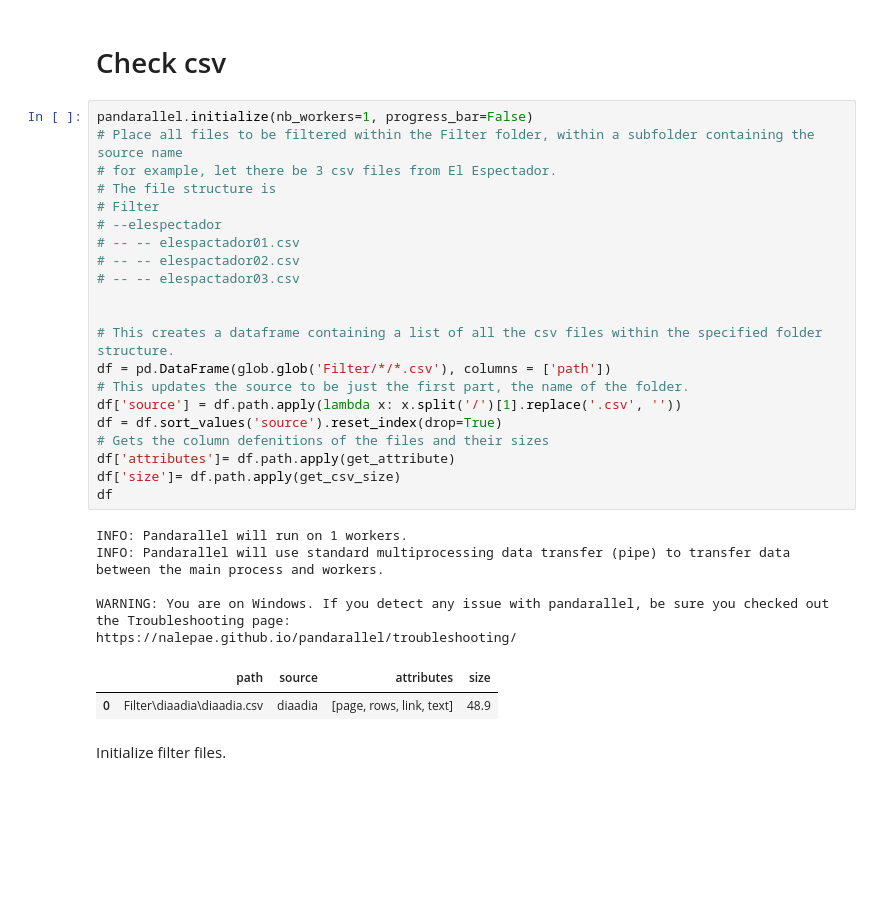
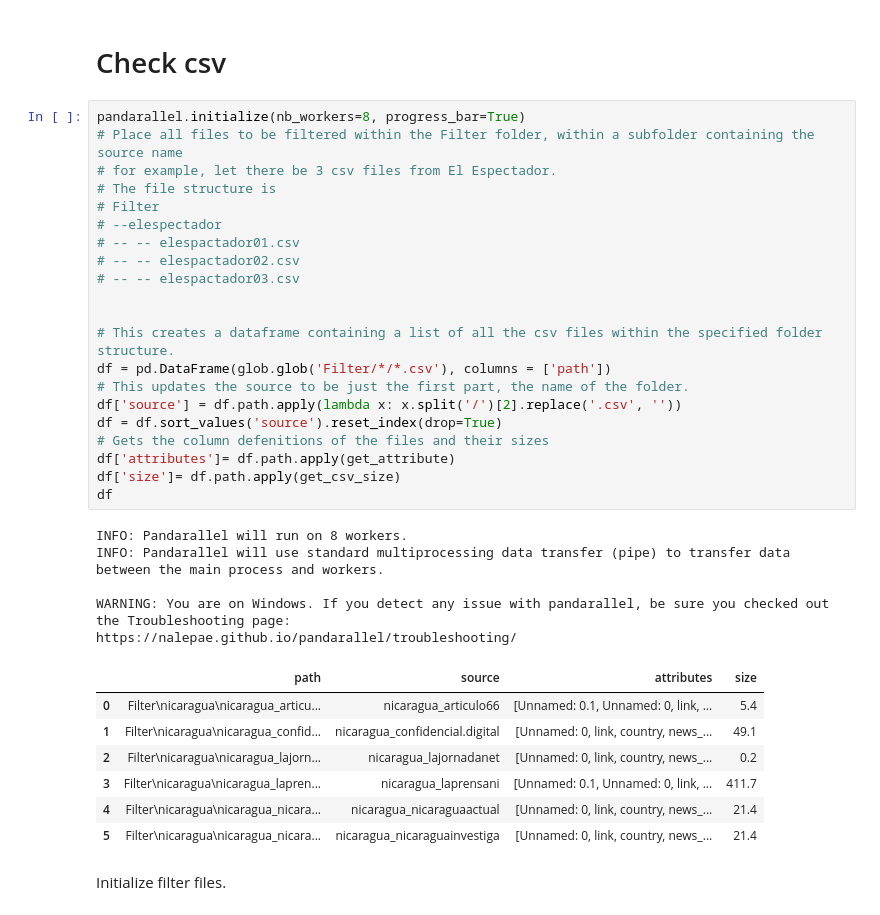
Before and after one commit to Zwd798/conflibert-spanish, a Jupyter notebook: Filter/PanamaProcess.ipynb, the cells around one changed output. Cells and saved outputs as stored; diff of their text form; blank space fills up the shorter version.

```diff
--- a/Filter/PanamaProcess.ipynb
+++ b/Filter/PanamaProcess.ipynb
@@ -96,33 +96,38 @@ https://nalepae.github.io/pandarallel/troubleshooting/
 # %% [markdown]
 # Check csv
 # %%
-pandarallel.initialize(nb_workers=1, progress_bar=False)
+pandarallel.initialize(nb_workers=8, progress_bar=True)
 # Place all files to be filtered within the Filter folder, within a subfolder containing the source name
 # for example, let there be 3 csv files from El Espectador.
 # The file structure is
 # Filter
 # --elespectador
 # -- -- elespactador01.csv
 # -- -- elespactador02.csv
 # -- -- elespactador03.csv
 
 
 # This creates a dataframe containing a list of all the csv files within the specified folder structure.
 df = pd.DataFrame(glob.glob('Filter/*/*.csv'), columns = ['path'])
 # This updates the source to be just the first part, the name of the folder.
-df['source'] = df.path.apply(lambda x: x.split('/')[1].replace('.csv', ''))
+df['source'] = df.path.apply(lambda x: x.split('/')[2].replace('.csv', ''))
 df = df.sort_values('source').reset_index(drop=True)
 # Gets the column defenitions of the files and their sizes
 df['attributes']= df.path.apply(get_attribute)
 df['size']= df.path.apply(get_csv_size)
 df
 # %% [output]
-INFO: Pandarallel will run on 1 workers.
+INFO: Pandarallel will run on 8 workers.
 INFO: Pandarallel will use standard multiprocessing data transfer (pipe) to transfer data between the main process and workers.
 
 WARNING: You are on Windows. If you detect any issue with pandarallel, be sure you checked out the Troubleshooting page:
 https://nalepae.github.io/pandarallel/troubleshooting/
 |  | path | source | attributes | size |
-| 0 | Filter\diaadia\diaadia.csv | diaadia | [page, rows, link, text] | 48.9 |
+| 0 | Filter\nicaragua\nicaragua_articu... | nicaragua_articulo66 | [Unnamed: 0.1, Unnamed: 0, link, ... | 5.4 |
+| 1 | Filter\nicaragua\nicaragua_confid... | nicaragua_confidencial.digital | [Unnamed: 0, link, country, news_... | 49.1 |
+| 2 | Filter\nicaragua\nicaragua_lajorn... | nicaragua_lajornadanet | [Unnamed: 0, link, country, news_... | 0.2 |
+| 3 | Filter\nicaragua\nicaragua_lapren... | nicaragua_laprensani | [Unnamed: 0.1, Unnamed: 0, link, ... | 411.7 |
+| 4 | Filter\nicaragua\nicaragua_nicara... | nicaragua_nicaraguaactual | [Unnamed: 0, link, country, news_... | 21.4 |
+| 5 | Filter\nicaragua\nicaragua_nicara... | nicaragua_nicaraguainvestiga | [Unnamed: 0, link, country, news_... | 21.4 |
 # %% [markdown]
 Initialize filter files.
```
Also changed, not shown: parts of 14 cells of this notebook, 1 other file.
